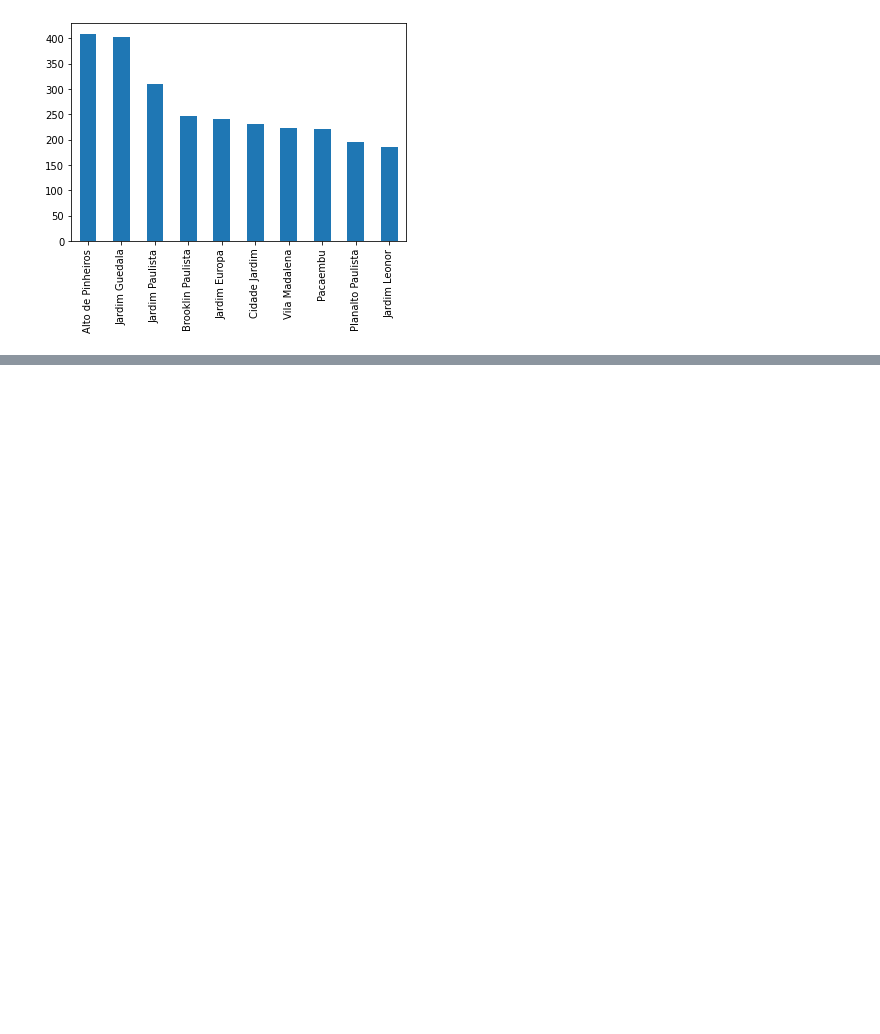
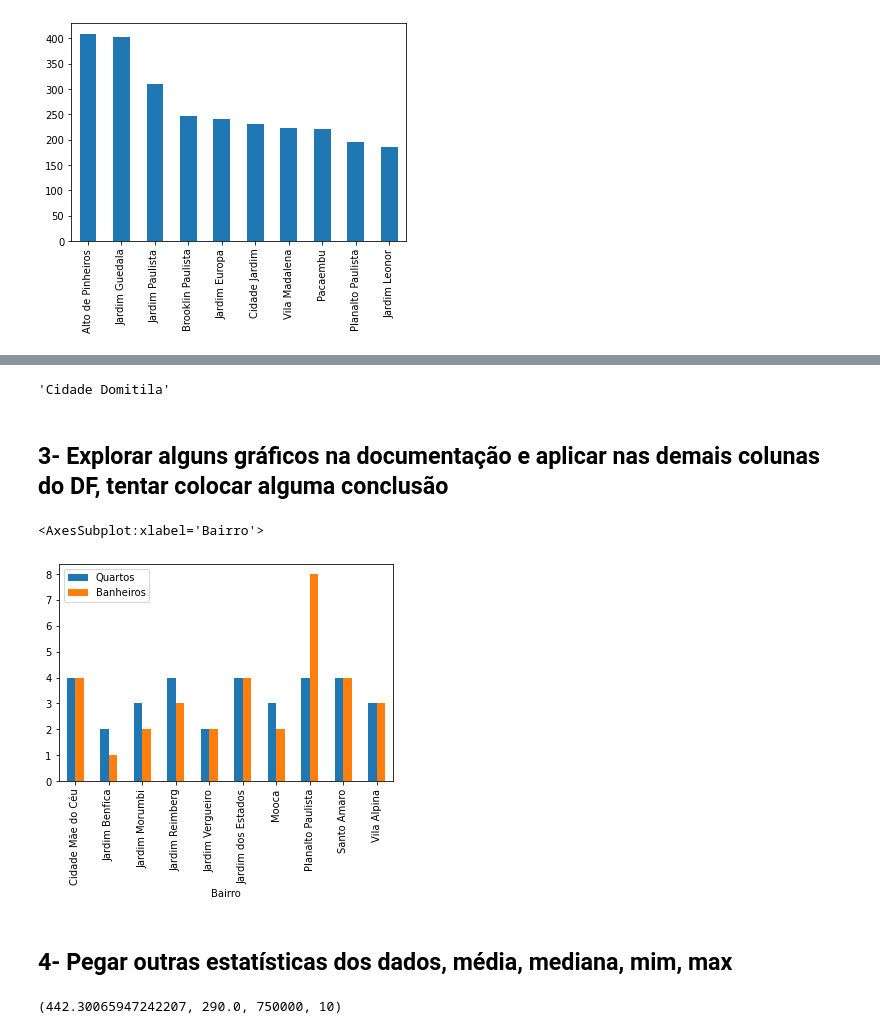
Before and after one commit to crhisangela/primeiro_contato_dados, a Jupyter notebook: firtsClass.ipynb, the cells around one changed output, grey strips where cells are left out. Cells and saved outputs as stored; diff of their text form; code cells hidden in the pictures; blank space fills up the shorter version.

```diff
--- a/firtsClass.ipynb
+++ b/firtsClass.ipynb
@@ -106,0 +159,17 @@ grupo_bairro = dados.groupby("Bairro")["Metragem"].mean()
+# %%
+dados["Bairro"][33]   #Linha 33 de bairro
+# %% [output]
+'Cidade Domitila'
+# %% [markdown]
+## 3- Explorar alguns gráficos na documentação e aplicar nas demais colunas do DF, tentar colocar alguma conclusão
+# %%
+dados[['Bairro','Quartos', 'Banheiros']].head(10).groupby('Bairro').max().plot.bar()
+# %% [output]
+<AxesSubplot:xlabel='Bairro'>
+[figure, added]
+# %% [markdown]
+## 4- Pegar outras estatísticas dos dados, média, mediana, mim, max
+# %%
+dados["Metragem"].mean() , dados["Metragem"].median() , dados["Metragem"].max() , dados["Metragem"].min()
+# %% [output]
+(442.30065947242207, 290.0, 750000, 10)
```
Also changed, not shown: parts of 14 cells of this notebook, 3 other files.
